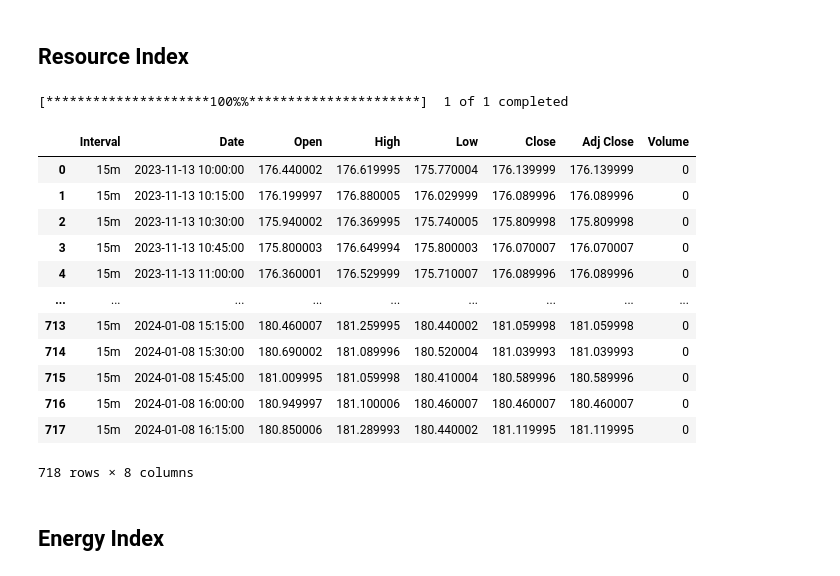
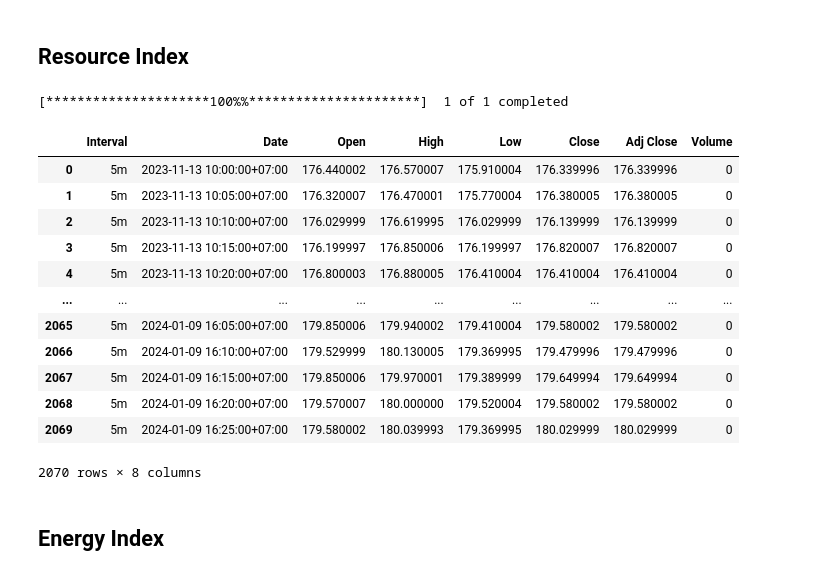
Before and after one commit to y-lims/DADS6003_Buy-Sell_Stock_Forecasting, a Jupyter notebook: SPRC_training.ipynb, the cells around one changed output. Drawn from its saved outputs; the diff is of its cells as text; code cells hidden in the pictures.

```diff
--- a/SPRC_training.ipynb
+++ b/SPRC_training.ipynb
@@ -362,25 +259,25 @@ SET50_df.to_csv('data_SET50.csv', index=False)
 # %%
-# Gold 15m
-stock_symbol = 'GC=F'
-end_date = datetime.today().strftime('%Y-%m-%d')
-start_date = (datetime.today() - timedelta(days=59)).strftime('%Y-%m-%d')
-intervals = ['15m']
+# # Gold 15m
+# stock_symbol = 'GC=F'
+# end_date = datetime.today().strftime('%Y-%m-%d')
+# start_date = (datetime.today() - timedelta(days=59)).strftime('%Y-%m-%d')
+# intervals = ['15m']
 
-# Create an empty DataFrame to store the results
-GOLD_df = pd.DataFrame()
+# # Create an empty DataFrame to store the results
+# GOLD_df = pd.DataFrame()
 
-# Loop through each interval and append data to the DataFrame
-for interval in intervals:
-    data = yf.download(stock_symbol, start=start_date, end=end_date, interval=interval)
-    # Add a level to the MultiIndex for the interval
-    data.index = pd.MultiIndex.from_product([[interval], data.index], names=['Interval', 'Date'])
-    GOLD_df = pd.concat([GOLD_df, data])
+# # Loop through each interval and append data to the DataFrame
+# for interval in intervals:
+#     data = yf.download(stock_symbol, start=start_date, end=end_date, interval=interval)
+#     # Add a level to the MultiIndex for the interval
+#     data.index = pd.MultiIndex.from_product([[interval], data.index], names=['Interval', 'Date'])
+#     GOLD_df = pd.concat([GOLD_df, data])
 
-# Reset the index to get Date as a column
-GOLD_df.reset_index(inplace=True)
+# # Reset the index to get Date as a column
+# GOLD_df.reset_index(inplace=True)
 
-# Display the resulting DataFrame
-display(GOLD_df)
+# # Display the resulting DataFrame
+# display(GOLD_df)
 
-# # Save the DataFrame to a CSV file
-# GOLD_df.to_csv('data_GOLD.csv', index=False)
+# # # Save the DataFrame to a CSV file
+# # GOLD_df.to_csv('data_GOLD.csv', index=False)
@@ -402,45 +284,45 @@ display(GOLD_df)
 # %% [markdown]
 ## Resource Index
 # %%
-# Resource Index 15m
+# Resource Index 5m
 stock_symbol = '^RESOURC.BK'
 end_date = datetime.today().strftime('%Y-%m-%d')
 start_date = (datetime.today() - timedelta(days=59)).strftime('%Y-%m-%d')
-intervals = ['15m']
+intervals = ['5m']
 
 # Create an empty DataFrame to store the results
 RESOURCE_df = pd.DataFrame()
 
 # Loop through each interval and append data to the DataFrame
 for interval in intervals:
     data = yf.download(stock_symbol, start=start_date, end=end_date, interval=interval)
     # Add a level to the MultiIndex for the interval
     data.index = pd.MultiIndex.from_product([[interval], data.index], names=['Interval', 'Date'])
     RESOURCE_df = pd.concat([RESOURCE_df, data])
 
 # Reset the index to get Date as a column
 RESOURCE_df.reset_index(inplace=True)
 
 # Display the resulting DataFrame
 display(RESOURCE_df)
 
 # # Save the DataFrame to a CSV file
 # RESOURCE_df.to_csv('data_RESOURC.csv', index=False)
 # %% [output]
 [*********************100%%**********************]  1 of 1 completed
 |  | Interval | Date | Open | High | Low | Close | Adj Close | Volume |
-| 0 | 15m | 2023-11-13 10:00:00 | 176.440002 | 176.619995 | 175.770004 | 176.139999 | 176.139999 | 0 |
-| 1 | 15m | 2023-11-13 10:15:00 | 176.199997 | 176.880005 | 176.029999 | 176.089996 | 176.089996 | 0 |
-| 2 | 15m | 2023-11-13 10:30:00 | 175.940002 | 176.369995 | 175.740005 | 175.809998 | 175.809998 | 0 |
-| 3 | 15m | 2023-11-13 10:45:00 | 175.800003 | 176.649994 | 175.800003 | 176.070007 | 176.070007 | 0 |
-| 4 | 15m | 2023-11-13 11:00:00 | 176.360001 | 176.529999 | 175.710007 | 176.089996 | 176.089996 | 0 |
+| 0 | 5m | 2023-11-13 10:00:00+07:00 | 176.440002 | 176.570007 | 175.910004 | 176.339996 | 176.339996 | 0 |
+| 1 | 5m | 2023-11-13 10:05:00+07:00 | 176.320007 | 176.470001 | 175.770004 | 176.380005 | 176.380005 | 0 |
+| 2 | 5m | 2023-11-13 10:10:00+07:00 | 176.029999 | 176.619995 | 176.029999 | 176.139999 | 176.139999 | 0 |
+| 3 | 5m | 2023-11-13 10:15:00+07:00 | 176.199997 | 176.850006 | 176.199997 | 176.820007 | 176.820007 | 0 |
+| 4 | 5m | 2023-11-13 10:20:00+07:00 | 176.800003 | 176.880005 | 176.410004 | 176.410004 | 176.410004 | 0 |
 | ... | ... | ... | ... | ... | ... | ... | ... | ... |
-| 713 | 15m | 2024-01-08 15:15:00 | 180.460007 | 181.259995 | 180.440002 | 181.059998 | 181.059998 | 0 |
-| 714 | 15m | 2024-01-08 15:30:00 | 180.690002 | 181.089996 | 180.520004 | 181.039993 | 181.039993 | 0 |
-| 715 | 15m | 2024-01-08 15:45:00 | 181.009995 | 181.059998 | 180.410004 | 180.589996 | 180.589996 | 0 |
-| 716 | 15m | 2024-01-08 16:00:00 | 180.949997 | 181.100006 | 180.460007 | 180.460007 | 180.460007 | 0 |
-| 717 | 15m | 2024-01-08 16:15:00 | 180.850006 | 181.289993 | 180.440002 | 181.119995 | 181.119995 | 0 |
+| 2065 | 5m | 2024-01-09 16:05:00+07:00 | 179.850006 | 179.940002 | 179.410004 | 179.580002 | 179.580002 | 0 |
+| 2066 | 5m | 2024-01-09 16:10:00+07:00 | 179.529999 | 180.130005 | 179.369995 | 179.479996 | 179.479996 | 0 |
+| 2067 | 5m | 2024-01-09 16:15:00+07:00 | 179.850006 | 179.970001 | 179.389999 | 179.649994 | 179.649994 | 0 |
+| 2068 | 5m | 2024-01-09 16:20:00+07:00 | 179.570007 | 180.000000 | 179.520004 | 179.580002 | 179.580002 | 0 |
+| 2069 | 5m | 2024-01-09 16:25:00+07:00 | 179.580002 | 180.039993 | 179.369995 | 180.029999 | 180.029999 | 0 |
-718 rows × 8 columns
+2070 rows × 8 columns
 # %% [markdown]
 ## Energy Index
 # %%
```
Also changed, not shown: parts of 87 cells of this notebook, 28 other files.
